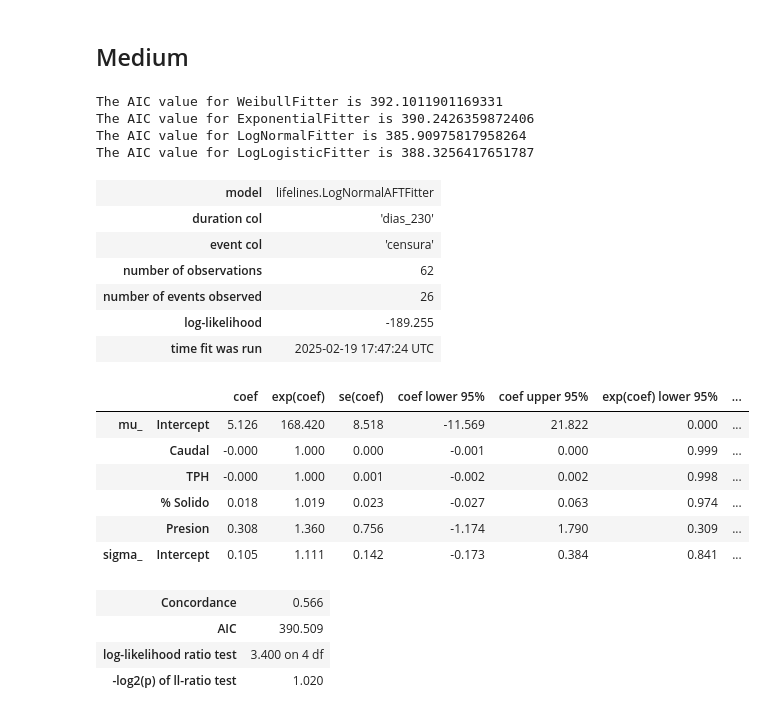
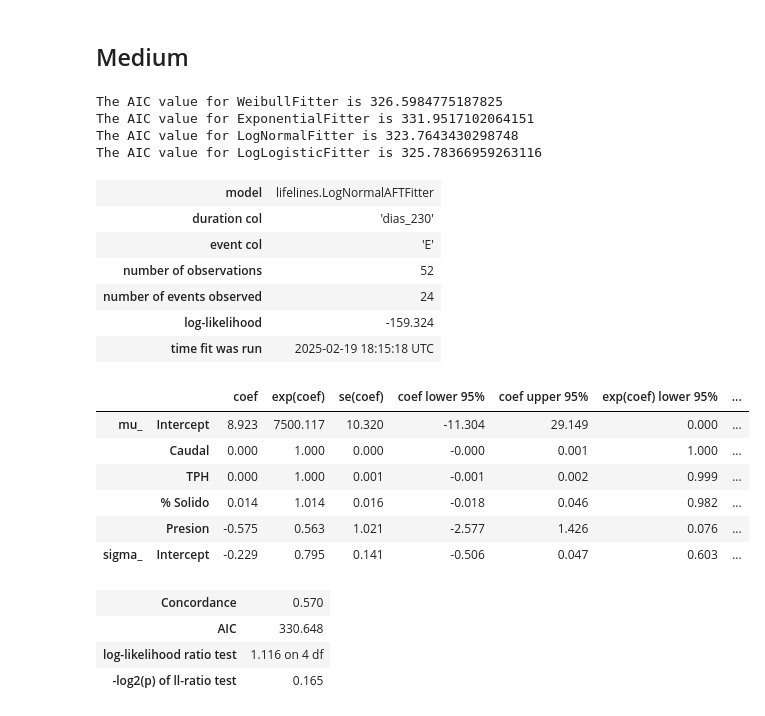
Before and after one commit to fvaldes17/SA, a Jupyter notebook: Modelos/AFT_implementation.ipynb, the cells around one changed output. Saved outputs shown, nothing was run; the diff lists cells and outputs as text; code cells hidden in the pictures.

```diff
--- a/Modelos/AFT_implementation.ipynb
+++ b/Modelos/AFT_implementation.ipynb
@@ -438,38 +82,38 @@ log = LogNormalFitter()
 loglogis = LogLogisticFitter()
 # Fit to data
 for model in [wb, ex, log, loglogis]:
-    model.fit(durations = data["dias_230"], event_observed = data["censura"])
+    model.fit(durations = data["dias_230"], event_observed = data["E"])
     # Print AIC
     print("The AIC value for", model.__class__.__name__, "is",  model.AIC_)
 # %% [output]
-The AIC value for WeibullFitter is 392.1011901169331
-The AIC value for ExponentialFitter is 390.2426359872406
-The AIC value for LogNormalFitter is 385.90975817958264
-The AIC value for LogLogisticFitter is 388.3256417651787
+The AIC value for WeibullFitter is 326.5984775187825
+The AIC value for ExponentialFitter is 331.9517102064151
+The AIC value for LogNormalFitter is 323.7643430298748
+The AIC value for LogLogisticFitter is 325.78366959263116
 # %%
 from lifelines import LogNormalAFTFitter
 lognorm_aft = LogNormalAFTFitter()
-lognorm_aft.fit(data, duration_col='dias_230', event_col='censura', formula="Caudal + TPH + `% Solido` + Presion")
+lognorm_aft.fit(data, duration_col='dias_230', event_col='E', formula="Caudal + TPH + `% Solido` + Presion")
 lognorm_aft.print_summary(3)
 # %% [output]
 | model | lifelines.LogNormalAFTFitter |
 | duration col | 'dias_230' |
-| event col | 'censura' |
-| number of observations | 62 |
-| number of events observed | 26 |
-| log-likelihood | -189.255 |
-| time fit was run | 2025-02-19 17:47:24 UTC |
+| event col | 'E' |
+| number of observations | 52 |
+| number of events observed | 24 |
+| log-likelihood | -159.324 |
+| time fit was run | 2025-02-19 18:15:18 UTC |
 |  |  | coef | exp(coef) | se(coef) | coef lower 95% | coef upper 95% | exp(coef) lower 95% | ... |
-| mu_ | Intercept | 5.126 | 168.420 | 8.518 | -11.569 | 21.822 | 0.000 | ... |
-|  | Caudal | -0.000 | 1.000 | 0.000 | -0.001 | 0.000 | 0.999 | ... |
-|  | TPH | -0.000 | 1.000 | 0.001 | -0.002 | 0.002 | 0.998 | ... |
-|  | % Solido | 0.018 | 1.019 | 0.023 | -0.027 | 0.063 | 0.974 | ... |
-|  | Presion | 0.308 | 1.360 | 0.756 | -1.174 | 1.790 | 0.309 | ... |
-| sigma_ | Intercept | 0.105 | 1.111 | 0.142 | -0.173 | 0.384 | 0.841 | ... |
+| mu_ | Intercept | 8.923 | 7500.117 | 10.320 | -11.304 | 29.149 | 0.000 | ... |
+|  | Caudal | 0.000 | 1.000 | 0.000 | -0.000 | 0.001 | 1.000 | ... |
+|  | TPH | 0.000 | 1.000 | 0.001 | -0.001 | 0.002 | 0.999 | ... |
+|  | % Solido | 0.014 | 1.014 | 0.016 | -0.018 | 0.046 | 0.982 | ... |
+|  | Presion | -0.575 | 0.563 | 1.021 | -2.577 | 1.426 | 0.076 | ... |
+| sigma_ | Intercept | -0.229 | 0.795 | 0.141 | -0.506 | 0.047 | 0.603 | ... |
-| Concordance | 0.566 |
-| AIC | 390.509 |
-| log-likelihood ratio test | 3.400 on 4 df |
-| -log2(p) of ll-ratio test | 1.020 |
+| Concordance | 0.570 |
+| AIC | 330.648 |
+| log-likelihood ratio test | 1.116 on 4 df |
+| -log2(p) of ll-ratio test | 0.165 |
 # %%
 print(lognorm_aft.median_survival_time_)
 print(lognorm_aft.mean_survival_time_)
```
Also changed, not shown: parts of 10 cells of this notebook, 4 other files.
